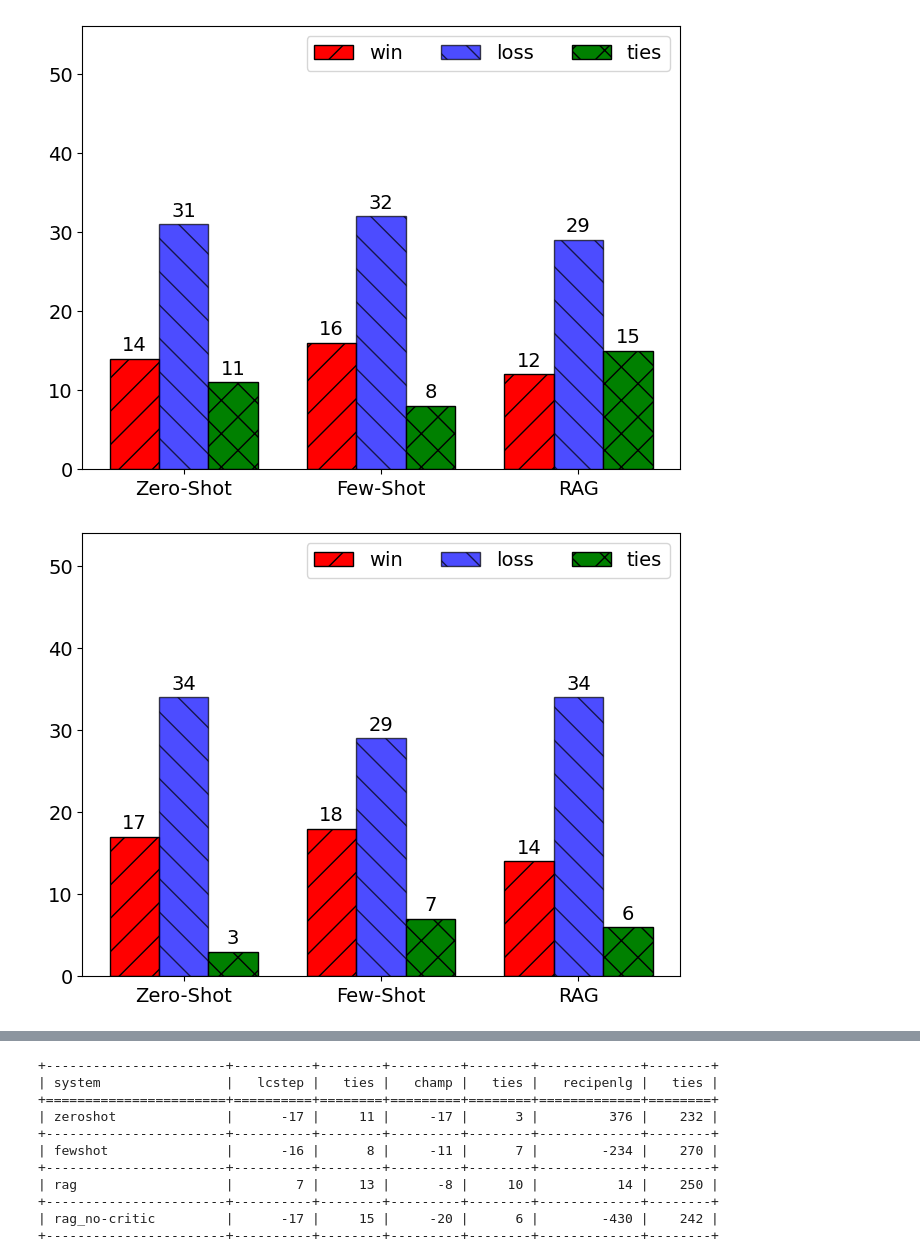
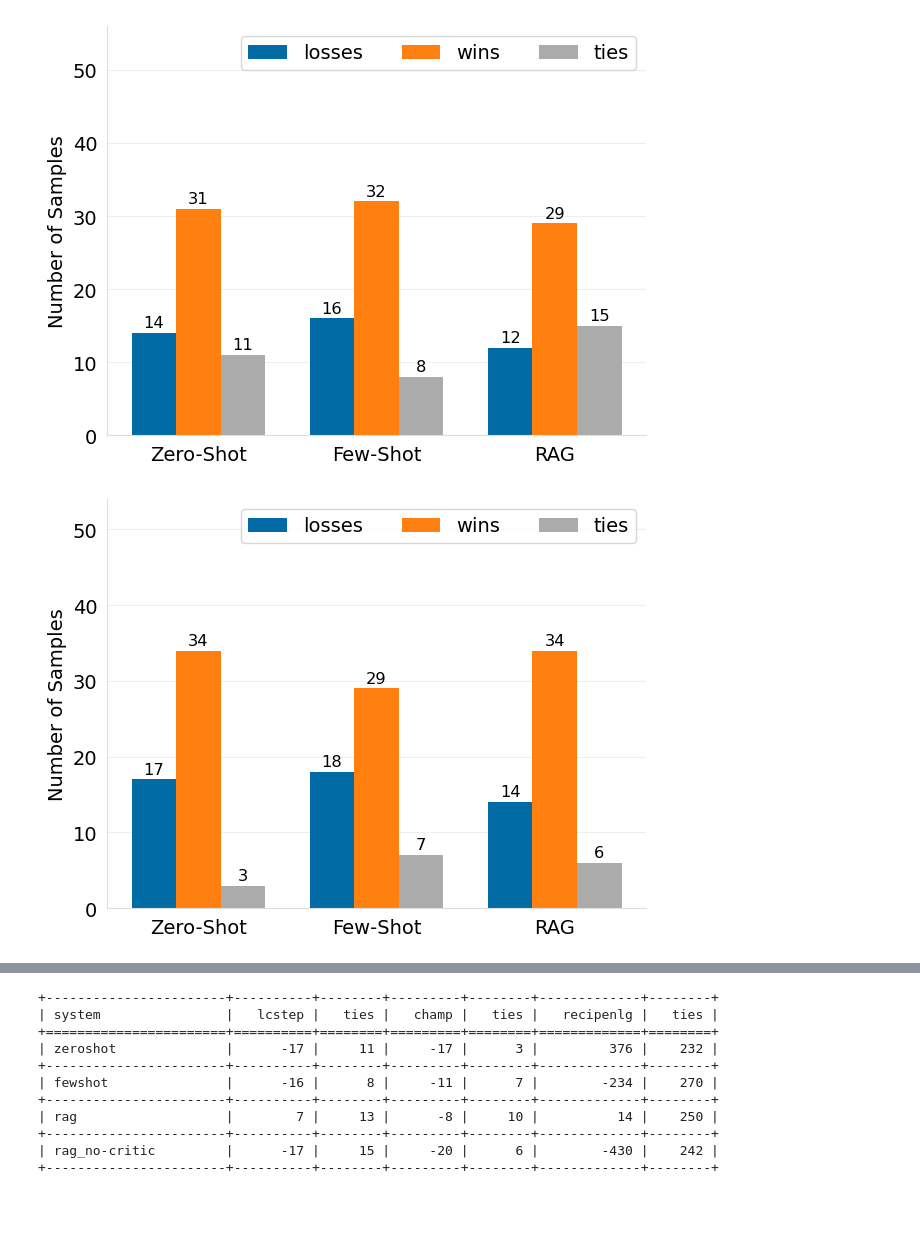
Before and after one commit to kylrth/procedure-generation, a Jupyter notebook: evaluation/eval_tests.ipynb, the cells around one changed output, grey strips where cells are left out. Saved outputs shown, nothing was run; the diff lists cells and outputs as text; code cells hidden in the pictures; blank space fills up the shorter version.

Commit message:
improve plots + a few other fixes

```diff
--- a/evaluation/eval_tests.ipynb
+++ b/evaluation/eval_tests.ipynb
@@ -5,8 +5,10 @@ from pathlib import Path
 
 import numpy as np
 import pandas as pd
+from matplotlib import pyplot as plt
 from scipy import stats
-from matplotlib import pyplot as plt
 from tabulate import tabulate
 
+
+plt.style.use("tableau-colorblind10")
 plt.rcParams.update({"font.size": 14})
@@ -179,7 +184,7 @@ for dataset in datasets:
         headers.append("unparsed")
     table["ties_" + dataset] = tie_count
     headers.append("ties")
-    plot_pairwise_evals(results, dataset, True)
+    plot_pairwise_evals(results, dataset, False)
 
-print(tabulate(table, headers=headers, tablefmt="grid"))
+# print(tabulate(table, headers=headers, tablefmt="grid"))
 # %% [output]
@@ -198,2 +194,2 @@ print(tabulate(table, headers=headers, tablefmt="grid"))
-[figure, old version]
+[figure, new version]
-[figure, old version]
+[figure, new version]
```
Also changed, not shown: parts of 3 cells of this notebook, 2 other files.
